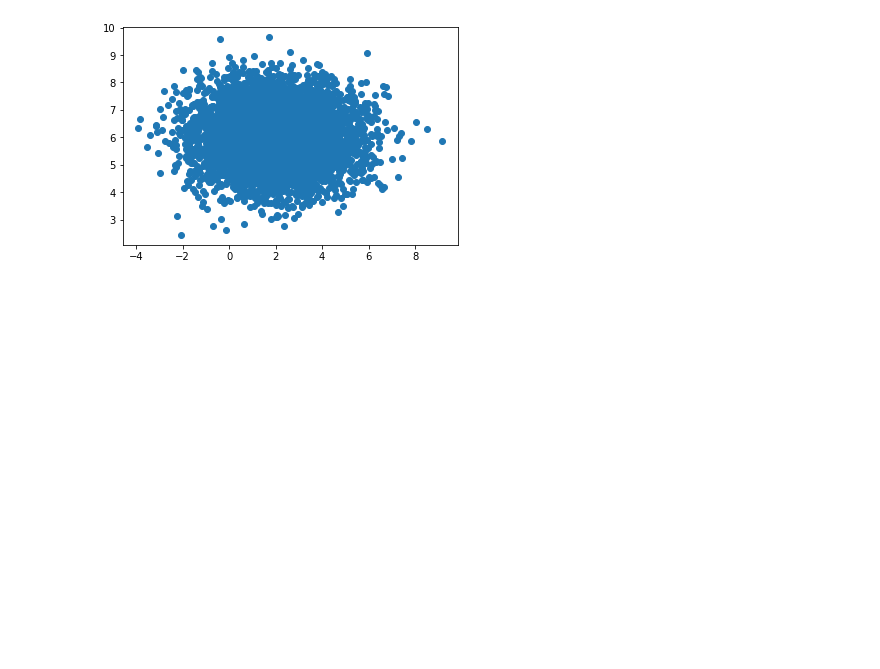
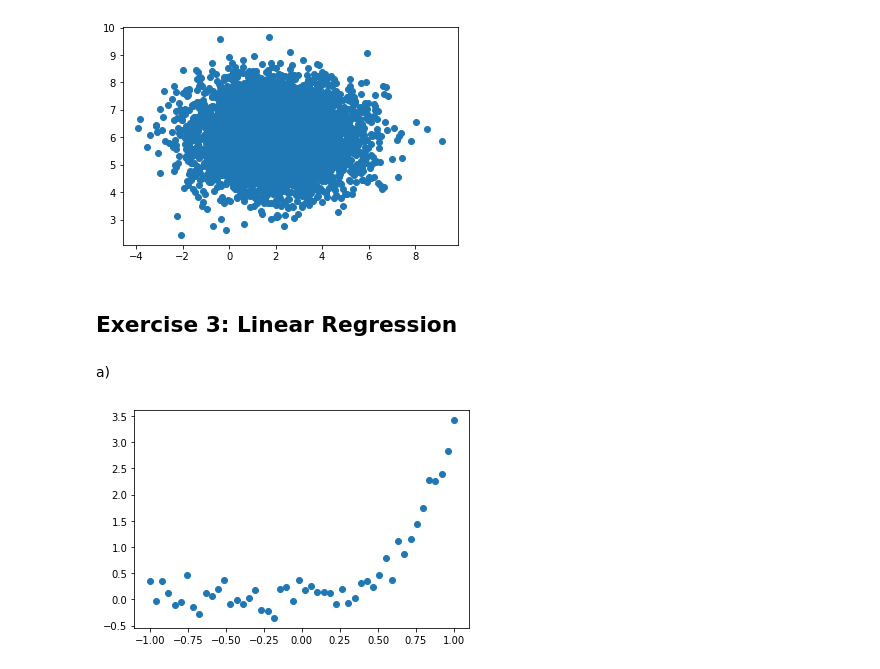
Before and after one commit to prachimodi-142/MachineLearning, a Jupyter notebook: Homework_1.ipynb, the cells around one changed output. Saved outputs shown, nothing was run; the diff lists cells and outputs as text; code cells hidden in the pictures; blank space fills up the shorter version.

```diff
--- a/Homework_1.ipynb
+++ b/Homework_1.ipynb
@@ -258,3 +258,28 @@ plt.scatter(Y[:, 0], Y[:, 1])
 plt.show()
 # %% [output]
 [figure]
+# %% [markdown]
+## Exercise 3: Linear Regression
+# %% [markdown]
+a)
+# %%
+# parameters
+beta0 = -0.001
+beta1 = 0.01
+beta2 = 0.55
+beta3 = 1.5
+beta4 = 1.2
+sigma = 0.22
+
+# x values
+x = np.linspace(-1, 1, 50)
+
+# y values
+epsilon = np.random.normal(0, sigma, 50)
+y = beta0 + beta1*x + beta2*x**2 + beta3*x**3 + beta4*x**4 + epsilon
+
+# scatter plot
+plt.scatter(x, y)
+plt.show()
+# %% [output]
+[figure, added]
```
Also changed, not shown: parts of 3 cells of this notebook.
